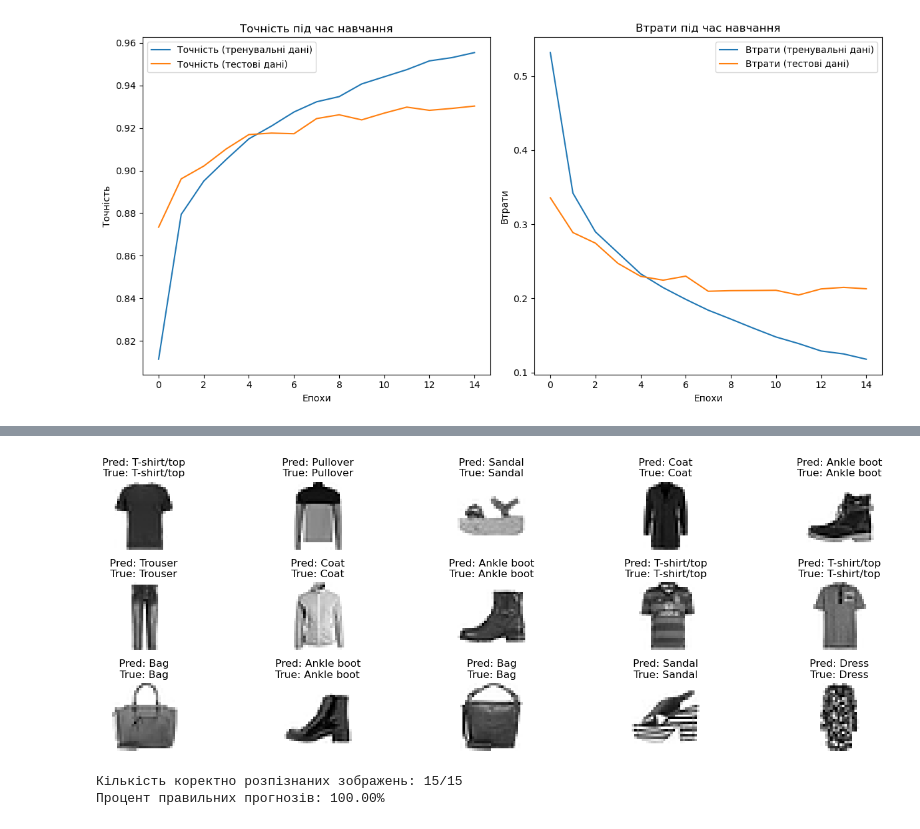
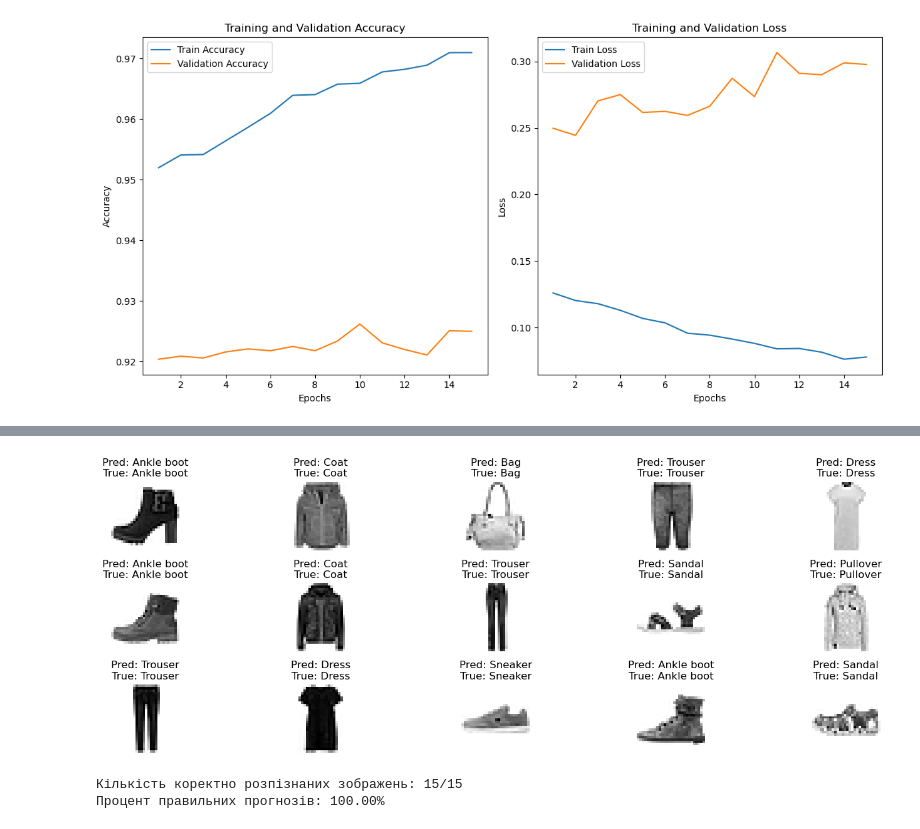
Before and after one commit to otronity/goit-ds-hw-12, a Jupyter notebook: hw12.ipynb, the cells around one changed output, grey strips where cells are left out. Saved outputs shown, nothing was run; the diff lists cells and outputs as text; code cells hidden in the pictures.

```diff
--- a/hw12.ipynb
+++ b/hw12.ipynb
@@ -42,11 +18,0 @@ model = Sequential([
-# %%
-# Компілюємо модель
-optimizer = Adam(learning_rate=0.001)
-#optimizer = SGD(learning_rate=0.001, momentum=0.9)
-#optimizer = RMSprop(learning_rate=0.001)
-model.compile(optimizer=optimizer, loss='sparse_categorical_crossentropy', metrics=['accuracy'])
-
-# Навчання моделі
-early_stopping = EarlyStopping(monitor='val_loss', patience=5, restore_best_weights=True)
-
-history = model.fit(x_train, y_train, epochs=15, batch_size=128, validation_data=(x_test, y_test), callbacks=[early_stopping])
@@ -70,0 +68,15 @@ Epoch 15/15
+# %%
+from keras_tuner import RandomSearch
+
+# Ініціалізація Keras Tuner
+tuner = RandomSearch(
+    FashionMNISTHyperModel(),
+    objective='val_accuracy',
+    max_trials=5,  # кількість пробних моделей
+    executions_per_trial=3,  # скільки разів кожна модель буде тренуватися
+    directory='fashion_mnist_tuning',
+    project_name='hyperparameter_tuning'
+)
+
+# Виконання пошуку
+tuner.search(x_train, y_train, epochs=15, batch_size=128, validation_data=(x_test, y_test))
@@ -70,0 +110,10 @@ Epoch 15/15
+# %%
+# Отримуємо найкращу модель
+best_model = tuner.get_best_models(num_models=1)[0]
+
+# Тренуємо модель знову, зберігаючи історію
+history = best_model.fit(x_train, y_train, epochs=15, batch_size=128, validation_data=(x_test, y_test))
+
+# Оцінюємо модель
+test_loss, test_acc = best_model.evaluate(x_test, y_test)
+print(f'Test accuracy: {test_acc}')
@@ -71,37 +138,42 @@ Epoch 15/15
 # %%
-# Візуалізація графіків точності
+# Отримуємо дані історії тренування
+history_dict = history.history
+train_acc = history_dict['accuracy']
+val_acc = history_dict['val_accuracy']
+train_loss = history_dict['loss']
+val_loss = history_dict['val_loss']
+
+# Створення графіка точності
 plt.figure(figsize=(12, 6))
-
-# Графік точності
 plt.subplot(1, 2, 1)
-plt.plot(history.history['accuracy'], label='Точність (тренувальні дані)')
-plt.plot(history.history['val_accuracy'], label='Точність (тестові дані)')
-plt.title('Точність під час навчання')
-plt.xlabel('Епохи')
-plt.ylabel('Точність')
+plt.plot(range(1, len(train_acc) + 1), train_acc, label='Train Accuracy')
+plt.plot(range(1, len(val_acc) + 1), val_acc, label='Validation Accuracy')
+plt.title('Training and Validation Accuracy')
+plt.xlabel('Epochs')
+plt.ylabel('Accuracy')
 plt.legend()
 
-# Графік втрат
+# Створення графіка втрат
 plt.subplot(1, 2, 2)
-plt.plot(history.history['loss'], label='Втрати (тренувальні дані)')
-plt.plot(history.history['val_loss'], label='Втрати (тестові дані)')
-plt.title('Втрати під час навчання')
-plt.xlabel('Епохи')
-plt.ylabel('Втрати')
+plt.plot(range(1, len(train_loss) + 1), train_loss, label='Train Loss')
+plt.plot(range(1, len(val_loss) + 1), val_loss, label='Validation Loss')
+plt.title('Training and Validation Loss')
+plt.xlabel('Epochs')
+plt.ylabel('Loss')
 plt.legend()
 
 # Показуємо графіки
 plt.tight_layout()
 plt.show()
 # %% [output]
-[figure, old version]
+[figure, new version]
 # %%
 # Випадкові індекси для тестових зображень
 n_test = 15
 random_indices = np.random.choice(len(x_test), n_test, replace=False)
 
 # Передбачення для вибраних зображень
-predictions = model.predict(x_test[random_indices])
+predictions = best_model.predict(x_test[random_indices])
 
 # Назви класів для Fashion MNIST
 class_names = ['T-shirt/top', 'Trouser', 'Pullover', 'Dress', 'Coat', 'Sandal', 'Shirt', 'Sneaker', 'Bag', 'Ankle boot']
@@ -139,3 +211,3 @@ print(f"Процент правильних прогнозів: {accuracy:.2f}%"
-[figure, old version]
+[figure, new version]
 Кількість коректно розпізнаних зображень: 15/15
 Процент правильних прогнозів: 100.00%
```
Also changed, not shown: parts of 9 cells of this notebook.
